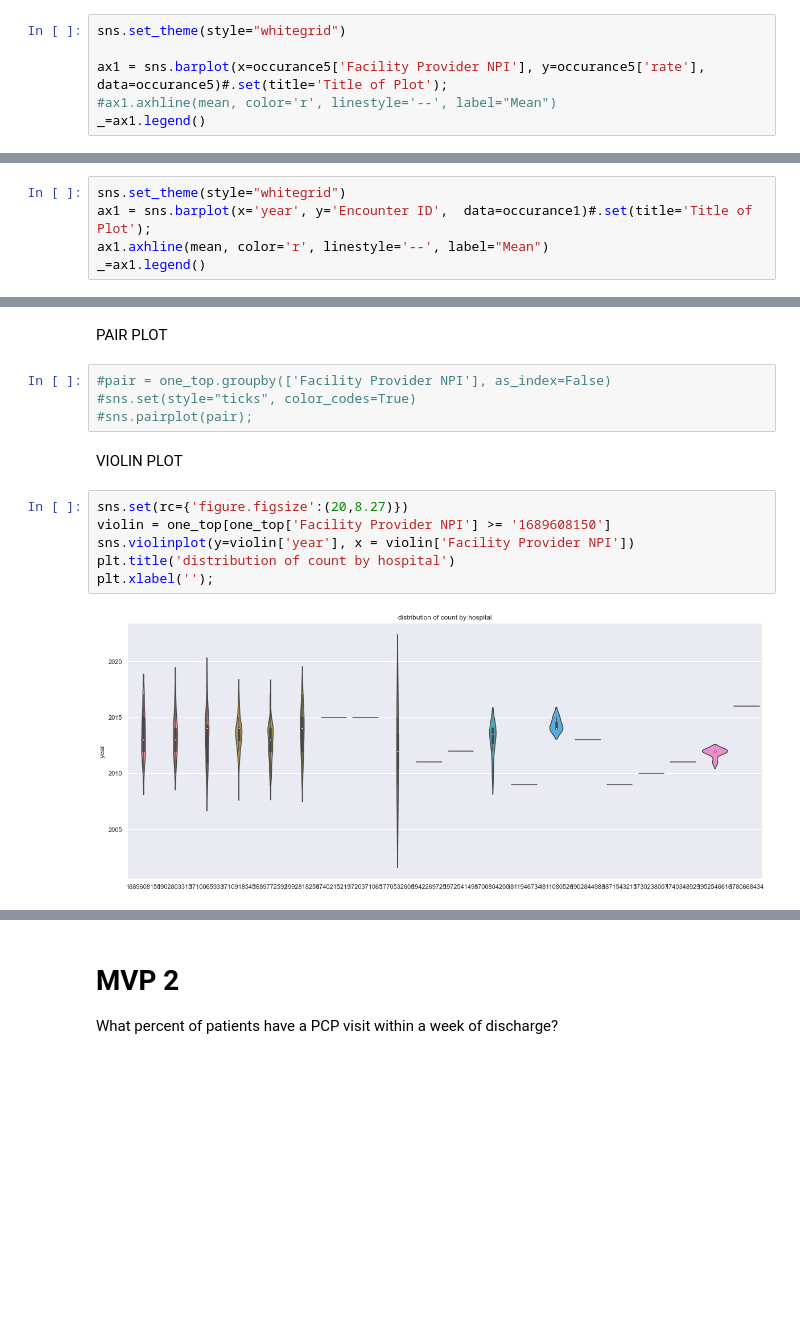
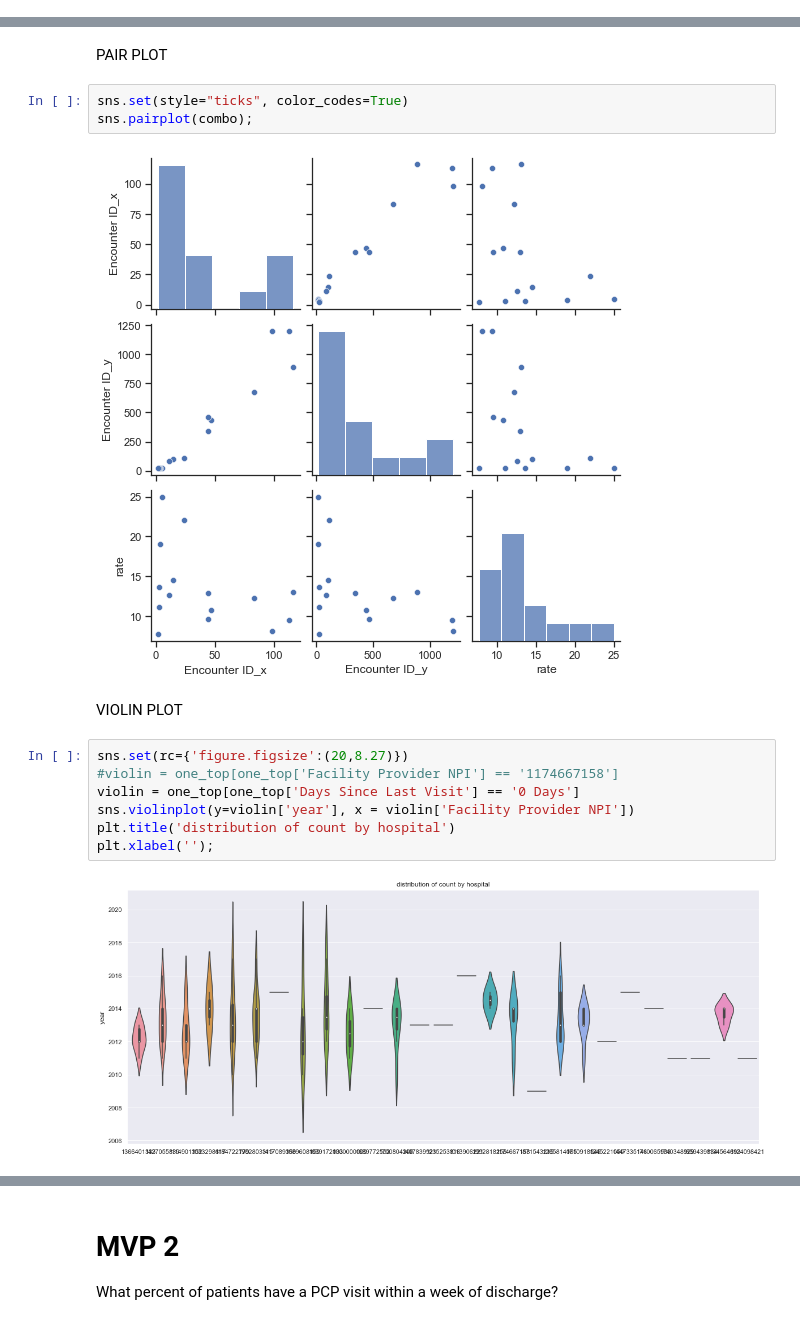
Before and after one commit to tipearso/hospital-readmissions, a Jupyter notebook: notebooks/plots.ipynb, the cells around one changed output, grey strips where cells are left out. Saved outputs shown, nothing was run; the diff lists cells and outputs as text; blank space fills up the shorter version.

```diff
--- a/notebooks/plots.ipynb
+++ b/notebooks/plots.ipynb
@@ -209,6 +219,0 @@ plt.savefig('../imgs/frequentfliers', transparent = True)
-# %%
-sns.set_theme(style="whitegrid")
-
-ax1 = sns.barplot(x=occurance5['Facility Provider NPI'], y=occurance5['rate'],  data=occurance5)#.set(title='Title of Plot');
-#ax1.axhline(mean, color='r', linestyle='--', label="Mean")
-_=ax1.legend()
@@ -227,7 +232,2 @@ plt.savefig('../imgs/frequentfliers', transparent = True)
 # %%
 mean = occurance4['Encounter ID'].mean()
-# %%
-sns.set_theme(style="whitegrid")
-ax1 = sns.barplot(x='year', y='Encounter ID',  data=occurance1)#.set(title='Title of Plot');
-ax1.axhline(mean, color='r', linestyle='--', label="Mean")
-_=ax1.legend()
@@ -277,16 +267,18 @@ See the caveats in the documentation: https://pandas.pydata.org/pandas-docs/stab
 # %% [markdown]
 PAIR PLOT
 # %%
-#pair = one_top.groupby(['Facility Provider NPI'], as_index=False)
-#sns.set(style="ticks", color_codes=True)
-#sns.pairplot(pair);
+sns.set(style="ticks", color_codes=True)
+sns.pairplot(combo);
+# %% [output]
+[figure, added]
 # %% [markdown]
 VIOLIN PLOT
 # %%
 sns.set(rc={'figure.figsize':(20,8.27)})
-violin = one_top[one_top['Facility Provider NPI'] >= '1689608150']
+#violin = one_top[one_top['Facility Provider NPI'] == '1174667158']
+violin = one_top[one_top['Days Since Last Visit'] == '0 Days']
 sns.violinplot(y=violin['year'], x = violin['Facility Provider NPI'])
 plt.title('distribution of count by hospital')
 plt.xlabel('');
 # %% [output]
-[figure, old version]
+[figure, new version]
```
Also changed, not shown: parts of 22 cells of this notebook, 5 other files.
